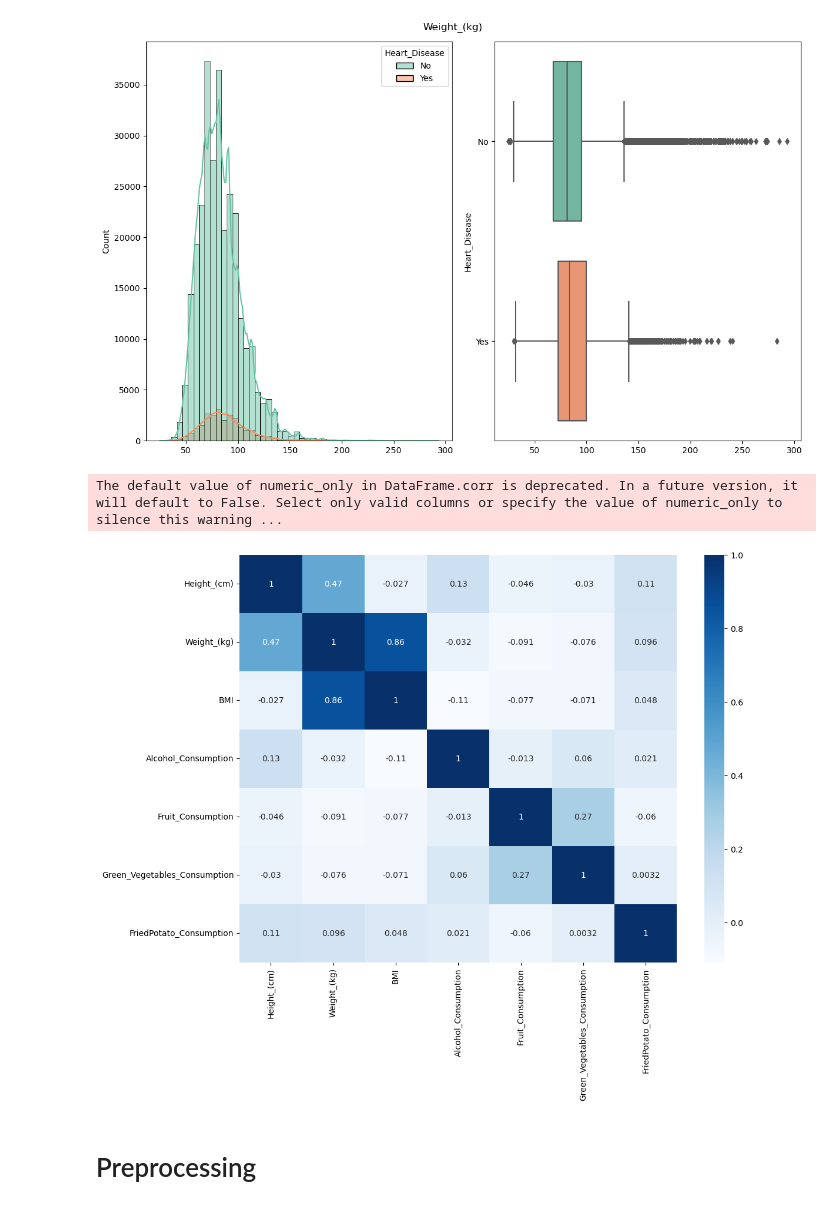
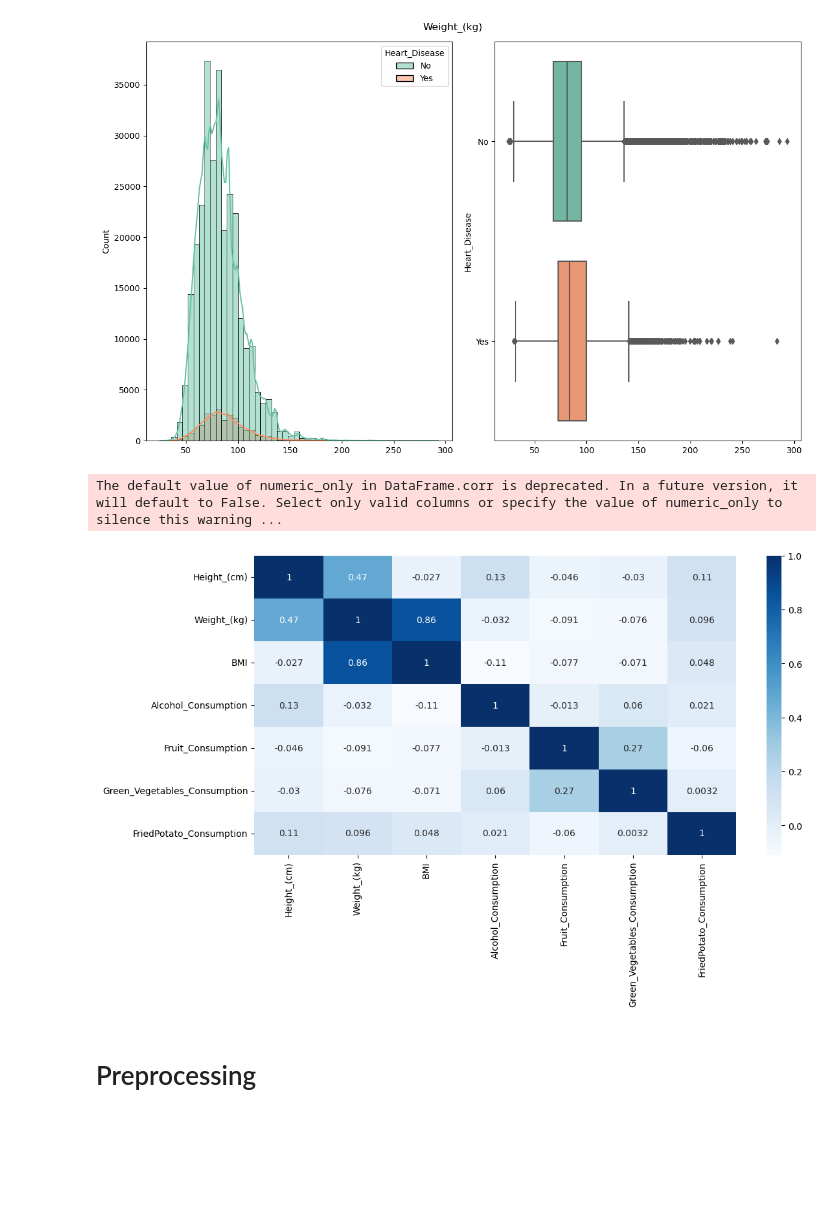
Before and after one commit to Joldic/Cardiovascular-Disease-Prediction, a Jupyter notebook: diplomski.ipynb, the cells around one changed output. Cells and saved outputs as stored; diff of their text form; code cells hidden in the pictures; blank space fills up the shorter version.

```diff
--- a/diplomski.ipynb
+++ b/diplomski.ipynb
@@ -545,12 +707,12 @@ eda_bivariate_numerical(data = df, column = 'Weight_(kg)', target = 'Heart_Disea
 # %% [output]
 [figure]
 # %%
-plt.figure(figsize = (12, 9))
+plt.figure(figsize = (12, 6))
 sb.heatmap(df.corr(), annot = True, cmap = 'Blues')
 plt.show()
 # %% [output]
 The default value of numeric_only in DataFrame.corr is deprecated. In a future version, it will default to False. Select only valid columns or specify the value of numeric_only to silence this warning ...
-[figure, old version]
+[figure, new version]
 # %% [markdown]
 # Preprocessing
 # %%
```
Also changed, not shown: parts of 69 cells of this notebook.
